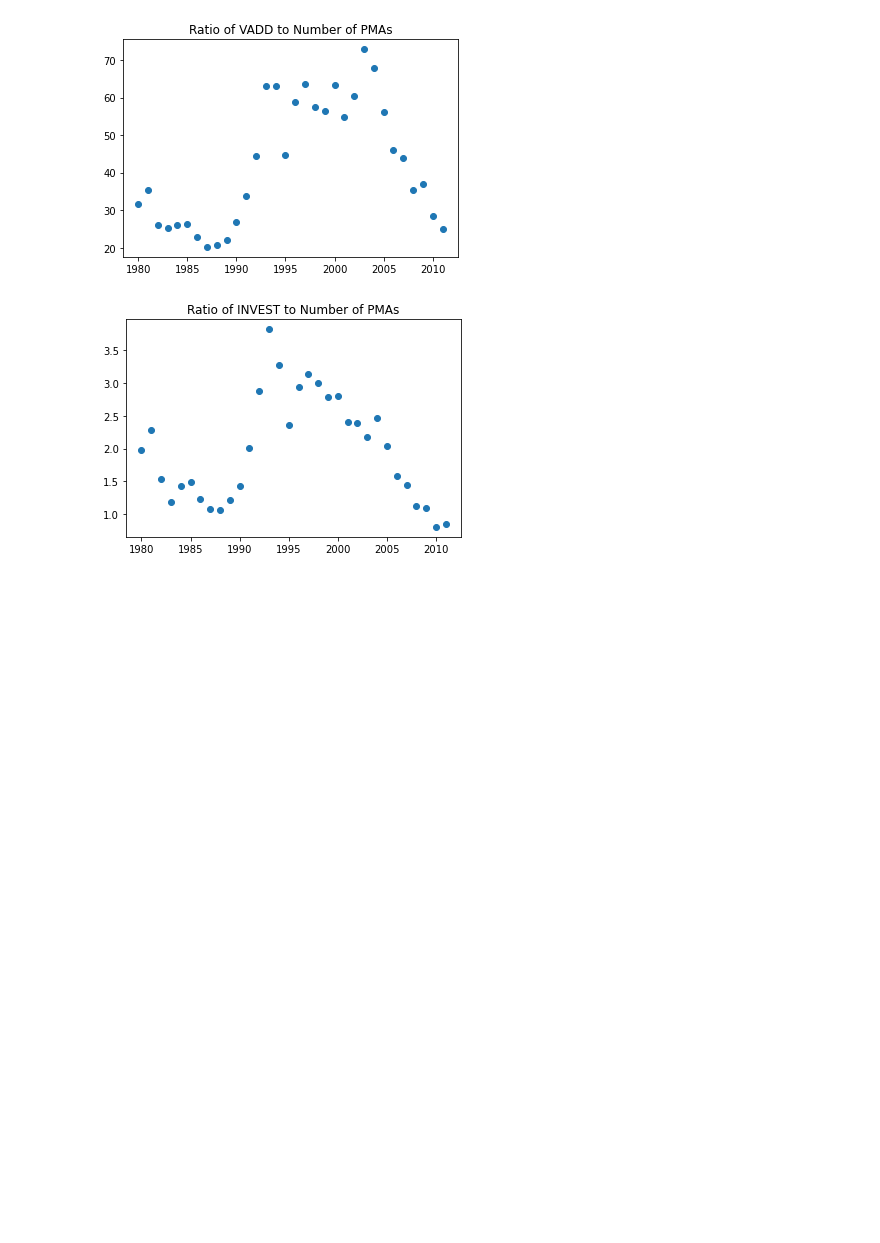
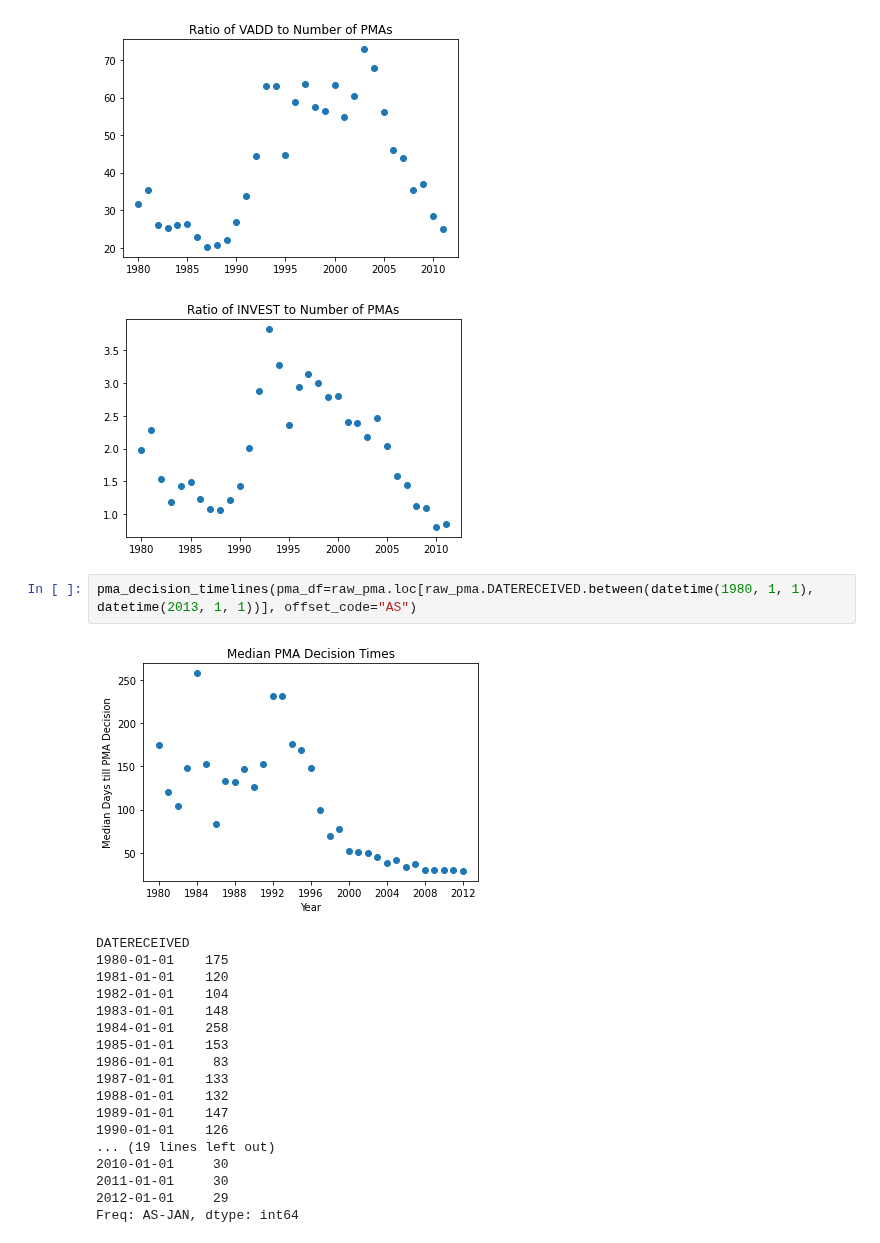
Before and after one commit to BriceB-20/Medical-Device-Project, a Jupyter notebook: Industry_Analysis.ipynb, the cells around one changed output. Cells and saved outputs as stored; diff of their text form; blank space fills up the shorter version.

```diff
--- a/Industry_Analysis.ipynb
+++ b/Industry_Analysis.ipynb
@@ -427,3 +444,24 @@ for i, item in enumerate(values):
 [figure]
 [figure]
 [figure]
+# %%
+pma_decision_timelines(pma_df=raw_pma.loc[raw_pma.DATERECEIVED.between(datetime(1980, 1, 1), datetime(2013, 1, 1))], offset_code="AS")
+# %% [output]
+[figure, added]
+DATERECEIVED
+1980-01-01    175
+1981-01-01    120
+1982-01-01    104
+1983-01-01    148
+1984-01-01    258
+1985-01-01    153
+1986-01-01     83
+1987-01-01    133
+1988-01-01    132
+1989-01-01    147
+1990-01-01    126
+... (19 lines left out)
+2010-01-01     30
+2011-01-01     30
+2012-01-01     29
+Freq: AS-JAN, dtype: int64
```
Also changed, not shown: parts of 3 cells of this notebook.
